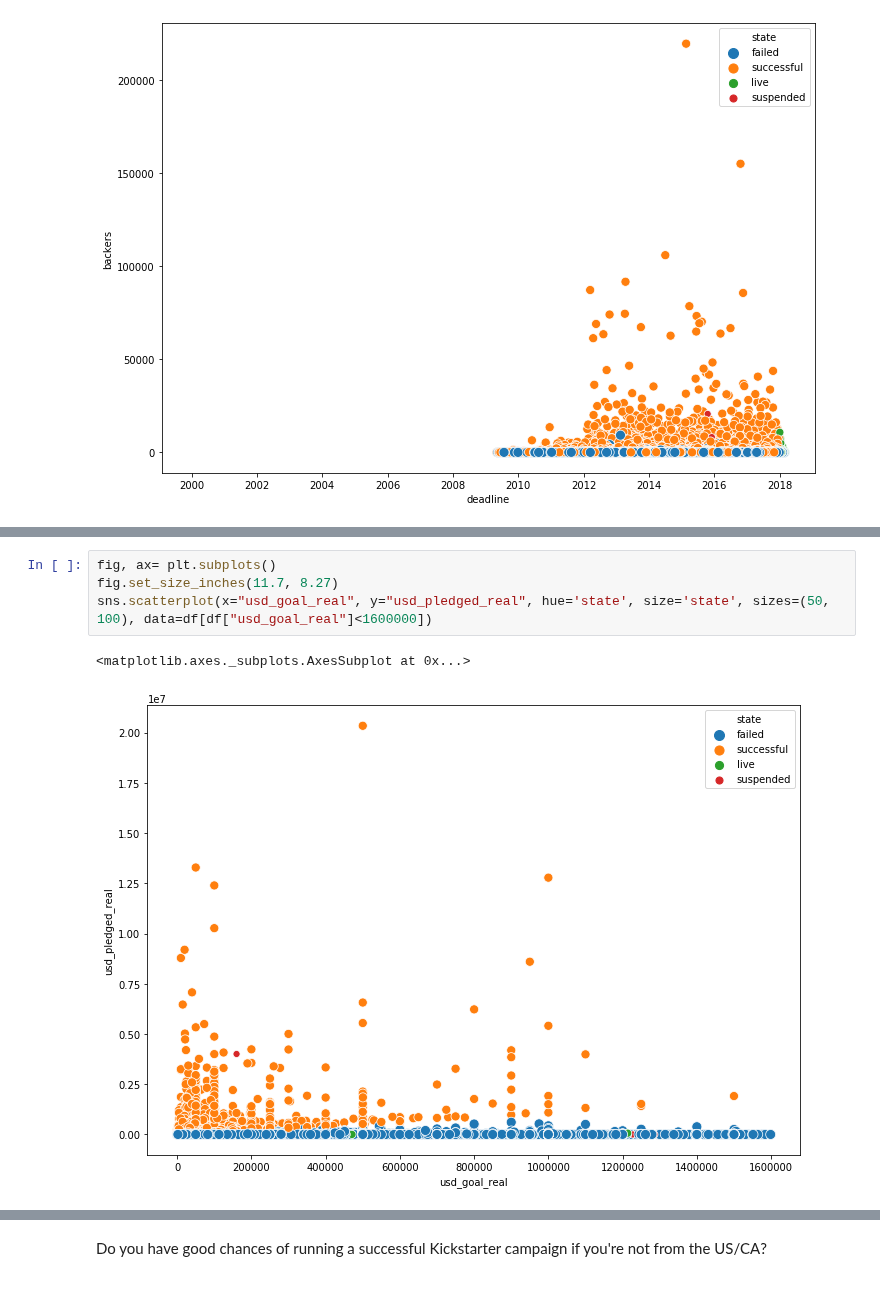
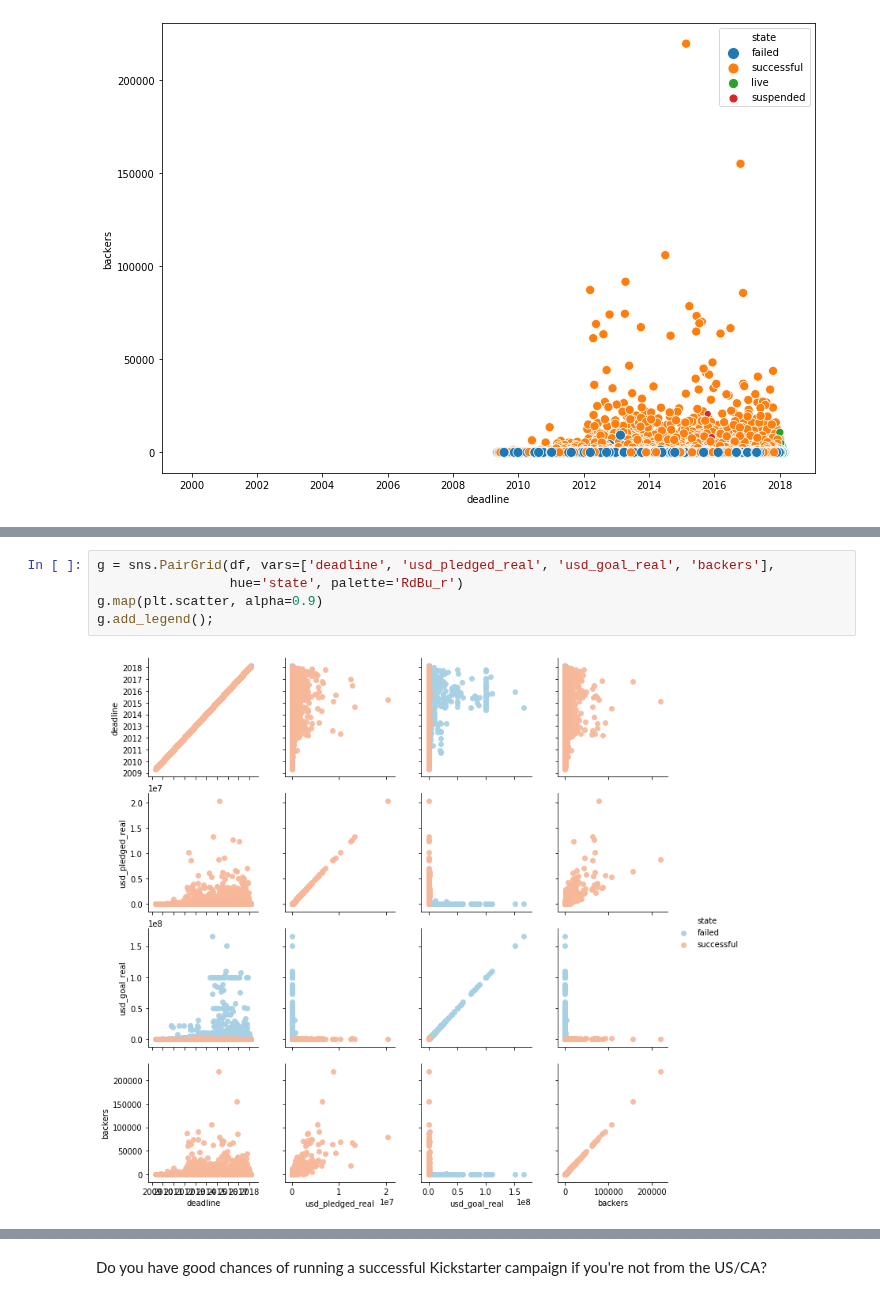
Before and after one commit to tbacha/DMML2019_Team_Apple, a Jupyter notebook: code/Kickstarter_notebook_Team_Apple.ipynb, the cells around one changed output, grey strips where cells are left out. Saved outputs shown, nothing was run; the diff lists cells and outputs as text.

```diff
--- a/code/Kickstarter_notebook_Team_Apple.ipynb
+++ b/code/Kickstarter_notebook_Team_Apple.ipynb
@@ -315,7 +298,7 @@ sns.scatterplot(x="usd_goal_real", y="usd_pledged_real", hue='state', size='stat
-# %%
-fig, ax= plt.subplots()
-fig.set_size_inches(11.7, 8.27)
-sns.scatterplot(x="usd_goal_real", y="usd_pledged_real", hue='state', size='state', sizes=(50, 100), data=df[df["usd_goal_real"]<1600000])
-# %% [output]
-<matplotlib.axes._subplots.AxesSubplot at 0x...>
-[figure, removed]
+# %%
+g = sns.PairGrid(df, vars=['deadline', 'usd_pledged_real', 'usd_goal_real', 'backers'],
+                 hue='state', palette='RdBu_r')
+g.map(plt.scatter, alpha=0.9)
+g.add_legend();
+# %% [output]
+[figure, added]
```
Also changed, not shown: parts of 24 cells of this notebook.
